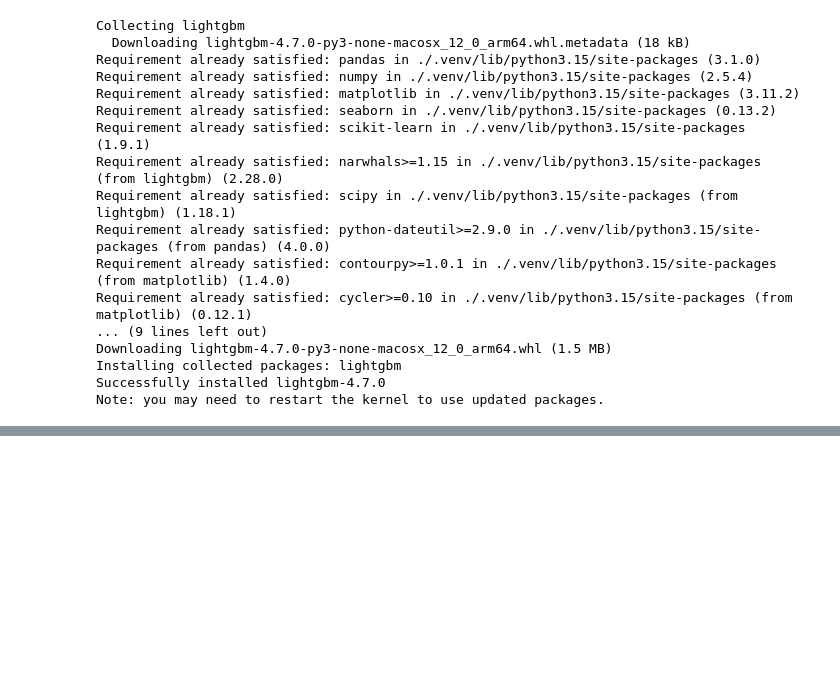
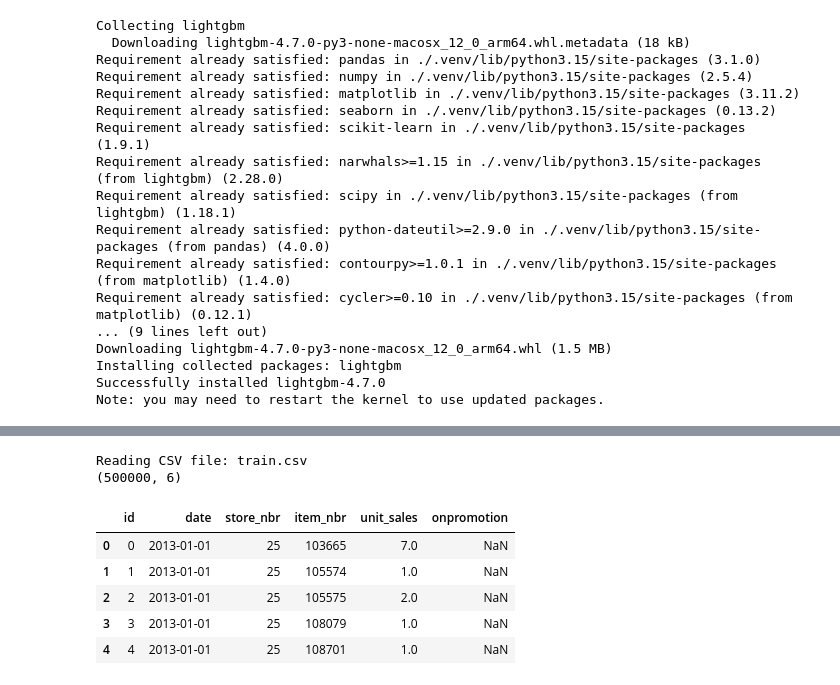
Before and after one commit to faraz-zafar/favorita-grocery-sales-forecasting, a Jupyter notebook: Light_GBM_usage.ipynb, the cells around one changed output, grey strips where cells are left out. Drawn from its saved outputs; the diff is of its cells as text; code cells hidden in the pictures; blank space fills up the shorter version.

```diff
--- a/Light_GBM_usage.ipynb
+++ b/Light_GBM_usage.ipynb
@@ -48,0 +77,25 @@ OSError: dlopen(/Users/faraz/Documents/DSR Course/Kaggle Competition/favorita-gr
+# %%
+def load_or_create_parquet(csv_name, parquet_name, nrows=None):
+
+    csv_path = DATA_PATH / csv_name
+    parquet_path = PARQUET_PATH / parquet_name
+
+    if parquet_path.exists() and nrows is None:
+
+        print(f"Loading cached Parquet file: {parquet_name}")
+
+        df = pd.read_parquet(parquet_path)
+
+    else:
+
+        print(f"Reading CSV file: {csv_name}")
+
+        df = pd.read_csv(csv_path, nrows=nrows)
+
+        if nrows is None:
+
+            print(f"Saving Parquet file: {parquet_name}")
+
+            df.to_parquet(parquet_path, index=False)
+
+    return df
@@ -48,0 +138,18 @@ OSError: dlopen(/Users/faraz/Documents/DSR Course/Kaggle Competition/favorita-gr
+# %%
+train_sample = load_or_create_parquet(
+    "train.csv",
+    "train.parquet",
+    nrows=500_000
+)
+
+print(train_sample.shape)
+train_sample.head()
+# %% [output]
+Reading CSV file: train.csv
+(500000, 6)
+|  | id | date | store_nbr | item_nbr | unit_sales | onpromotion |
+| 0 | 0 | 2013-01-01 | 25 | 103665 | 7.0 | NaN |
+| 1 | 1 | 2013-01-01 | 25 | 105574 | 1.0 | NaN |
+| 2 | 2 | 2013-01-01 | 25 | 105575 | 2.0 | NaN |
+| 3 | 3 | 2013-01-01 | 25 | 108079 | 1.0 | NaN |
+| 4 | 4 | 2013-01-01 | 25 | 108701 | 1.0 | NaN |
```
Also changed, not shown: parts of 37 cells of this notebook, 3 other files.
